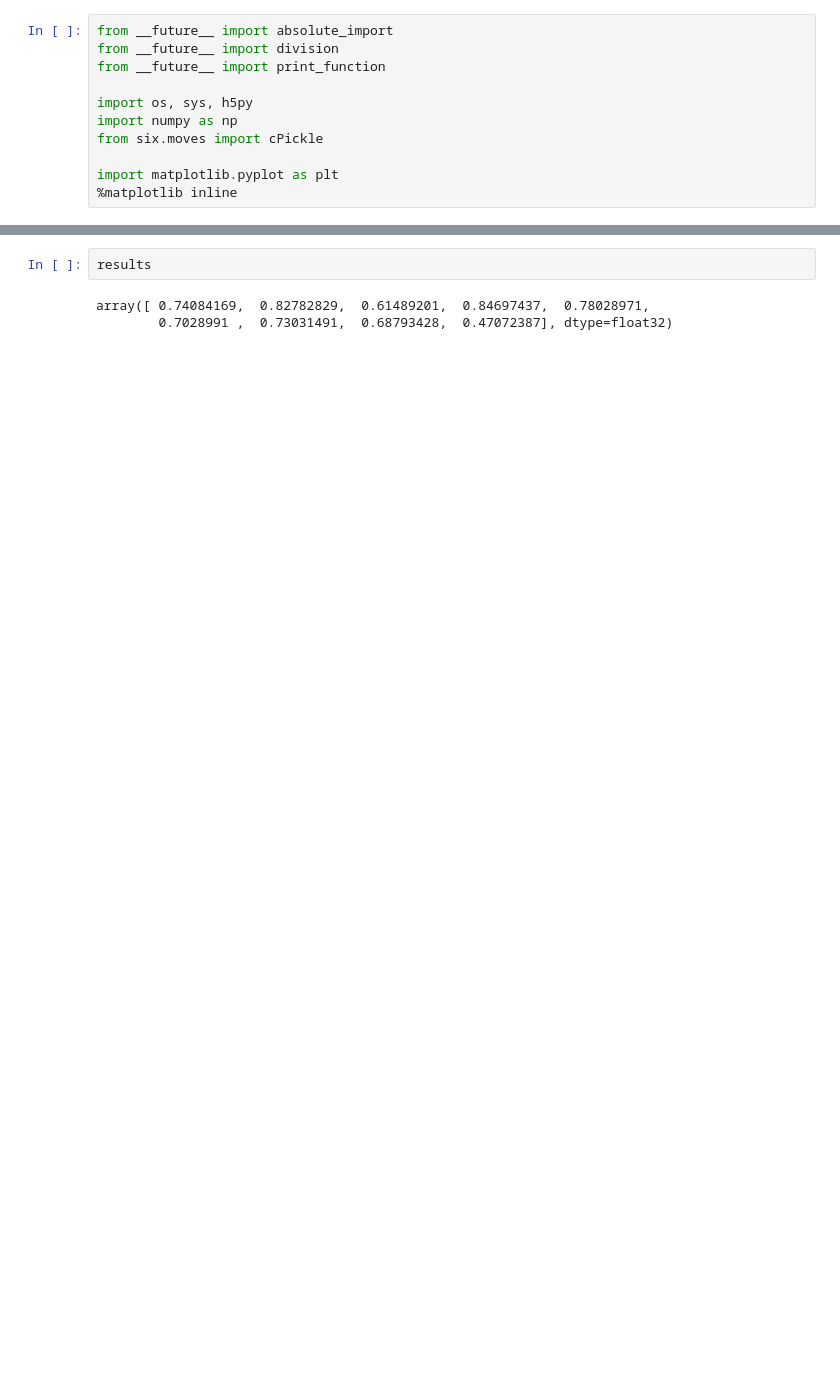
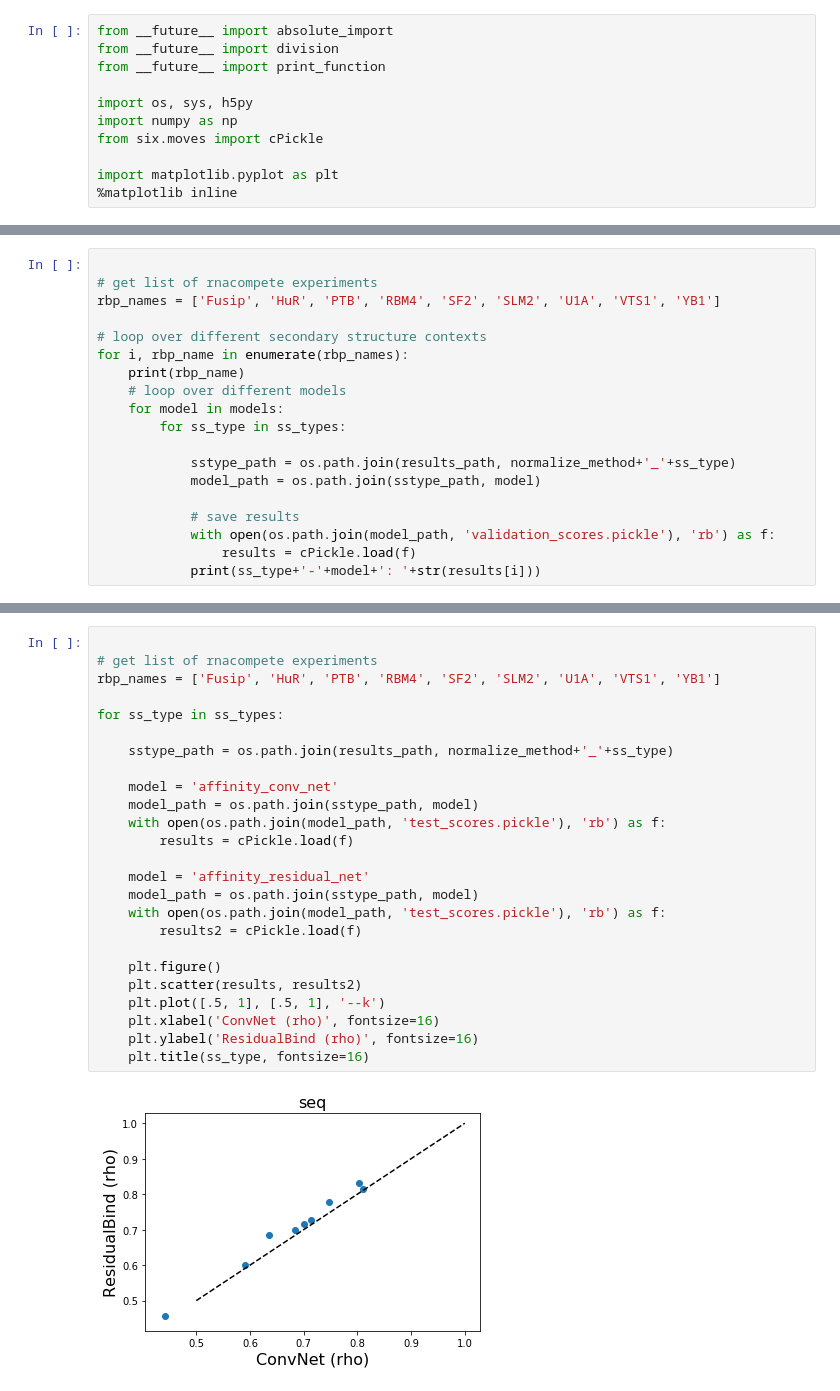
Before and after one commit to p-anand/neuralbinder, a Jupyter notebook: affinity_binder/Explore_rnacompete_2009_results.ipynb, the cells around one changed output, grey strips where cells are left out. Cells and saved outputs as stored; diff of their text form; blank space fills up the shorter version.

```diff
--- a/affinity_binder/Explore_rnacompete_2009_results.ipynb
+++ b/affinity_binder/Explore_rnacompete_2009_results.ipynb
@@ -18,2 +18,21 @@ ss_types = ['seq', 'pu']#, 'struct']
 
 results_path = os.path.join('../../results', 'RNAcompete_2009')
+# %%
+
+# get list of rnacompete experiments
+rbp_names = ['Fusip', 'HuR', 'PTB', 'RBM4', 'SF2', 'SLM2', 'U1A', 'VTS1', 'YB1']
+
+# loop over different secondary structure contexts
+for i, rbp_name in enumerate(rbp_names):
+    print(rbp_name)
+    # loop over different models
+    for model in models:
+        for ss_type in ss_types:
+
+            sstype_path = os.path.join(results_path, normalize_method+'_'+ss_type)
+            model_path = os.path.join(sstype_path, model)
+
+            # save results
+            with open(os.path.join(model_path, 'validation_scores.pickle'), 'rb') as f:
+                results = cPickle.load(f)
+            print(ss_type+'-'+model+': '+str(results[i]))
@@ -60,5 +94,27 @@ model: affinity_residual_net
-# %%
-results
-# %% [output]
-array([ 0.74084169,  0.82782829,  0.61489201,  0.84697437,  0.78028971,
-        0.7028991 ,  0.73031491,  0.68793428,  0.47072387], dtype=float32)
+# %%
+
+# get list of rnacompete experiments
+rbp_names = ['Fusip', 'HuR', 'PTB', 'RBM4', 'SF2', 'SLM2', 'U1A', 'VTS1', 'YB1']
+
+for ss_type in ss_types:
+
+    sstype_path = os.path.join(results_path, normalize_method+'_'+ss_type)
+
+    model = 'affinity_conv_net'
+    model_path = os.path.join(sstype_path, model)
+    with open(os.path.join(model_path, 'test_scores.pickle'), 'rb') as f:
+        results = cPickle.load(f)
+
+    model = 'affinity_residual_net'
+    model_path = os.path.join(sstype_path, model)
+    with open(os.path.join(model_path, 'test_scores.pickle'), 'rb') as f:
+        results2 = cPickle.load(f)
+
+    plt.figure()
+    plt.scatter(results, results2)
+    plt.plot([.5, 1], [.5, 1], '--k')
+    plt.xlabel('ConvNet (rho)', fontsize=16)
+    plt.ylabel('ResidualBind (rho)', fontsize=16)
+    plt.title(ss_type, fontsize=16)
+# %% [output]
+[figure, added]
```
Also changed, not shown: parts of 9 cells of this notebook, 25 other files.
